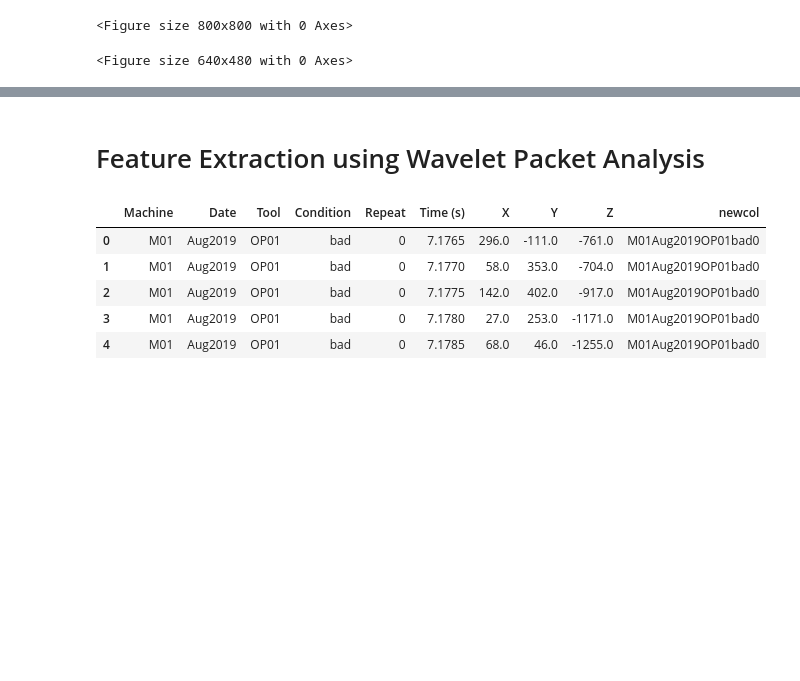
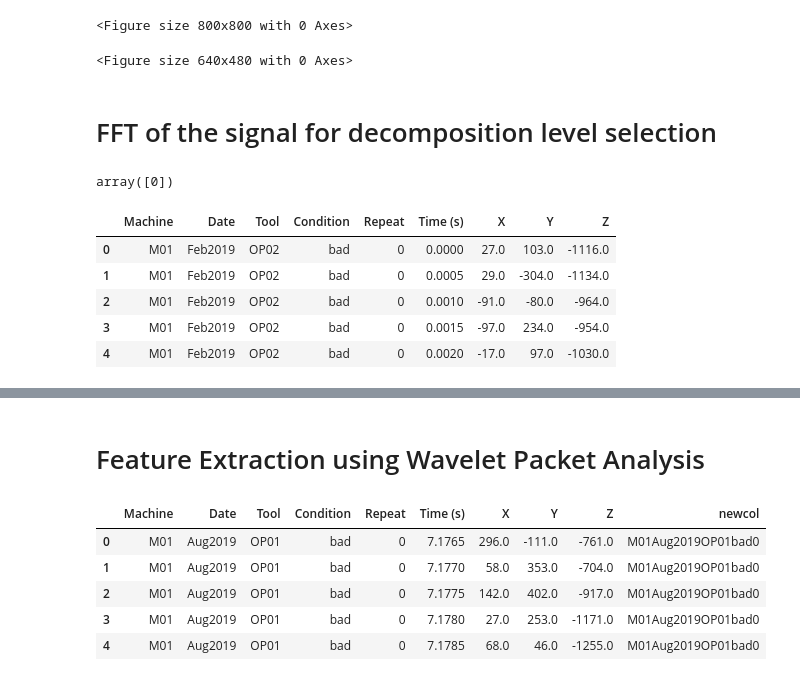
Before and after one commit to AbbasHussain72/Wavelet-featre-extraction-, a Jupyter notebook: current_wavelet_Transform_Technique.ipynb, the cells around one changed output, grey strips where cells are left out. Drawn from its saved outputs; the diff is of its cells as text; code cells hidden in the pictures; blank space fills up the shorter version.

```diff
--- a/current_wavelet_Transform_Technique.ipynb
+++ b/current_wavelet_Transform_Technique.ipynb
@@ -197,3 +197,23 @@ plt.clf()
 <Figure size 640x480 with 0 Axes>
 # %%
 # df.to_csv('goodbaddatanewbalanced.csv', sep='\t') # relative position
+# %% [markdown]
+# FFT of the signal for decomposition level selection
+# %%
+#Plotting the time series data sample
+# ff = masterdata[(masterdata['Tool'] == 'OP02') & (masterdata['Machine'] == 'M01')& (masterdata['Condition'] == 'good')]
+ff = masterdata[(masterdata['Tool'] == 'OP02') & (masterdata['Machine'] == 'M01')& (masterdata['Condition'] == 'bad') & (masterdata['Repeat'] == 0)]
+ff = ff.reset_index(drop = True)
+# %%
+ff.Repeat.unique()
+# %% [output]
+array([0])
+# %%
+ff.head()
+# %% [output]
+|  | Machine | Date | Tool | Condition | Repeat | Time (s) | X | Y | Z |
+| 0 | M01 | Feb2019 | OP02 | bad | 0 | 0.0000 | 27.0 | 103.0 | -1116.0 |
+| 1 | M01 | Feb2019 | OP02 | bad | 0 | 0.0005 | 29.0 | -304.0 | -1134.0 |
+| 2 | M01 | Feb2019 | OP02 | bad | 0 | 0.0010 | -91.0 | -80.0 | -964.0 |
+| 3 | M01 | Feb2019 | OP02 | bad | 0 | 0.0015 | -97.0 | 234.0 | -954.0 |
+| 4 | M01 | Feb2019 | OP02 | bad | 0 | 0.0020 | -17.0 | 97.0 | -1030.0 |
```
Also changed, not shown: parts of 9 cells of this notebook.
